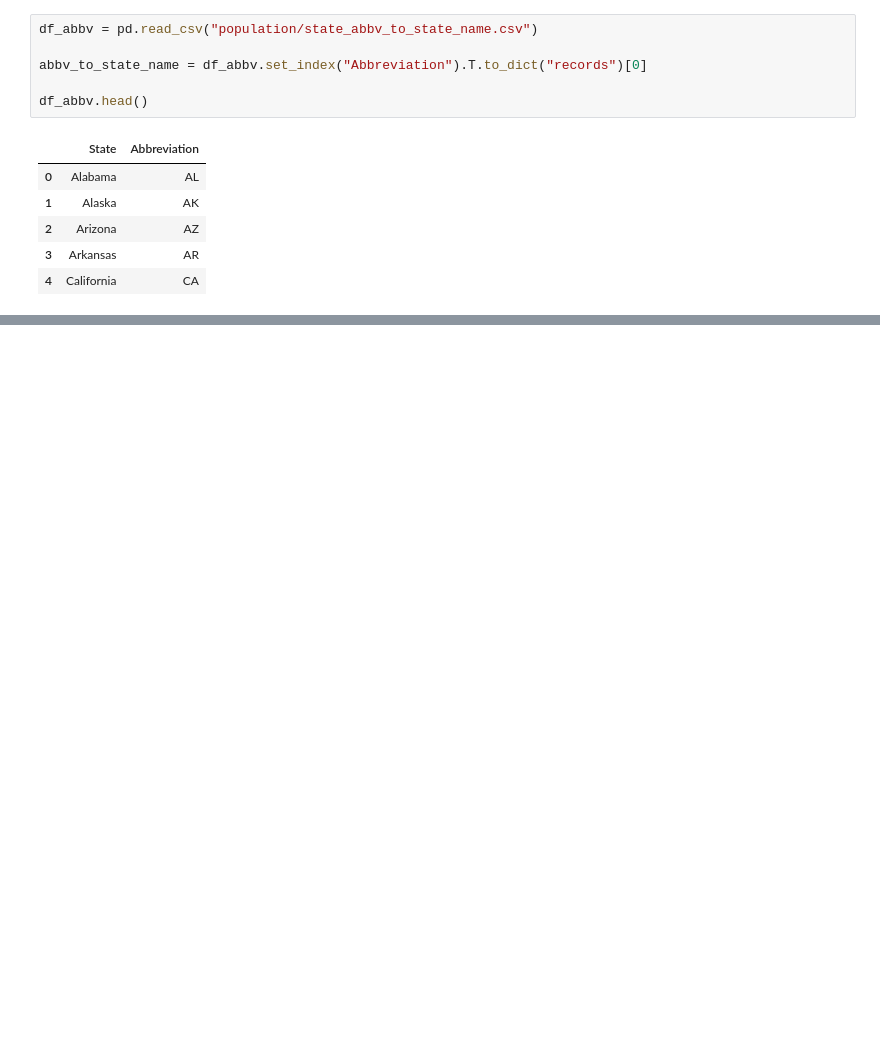
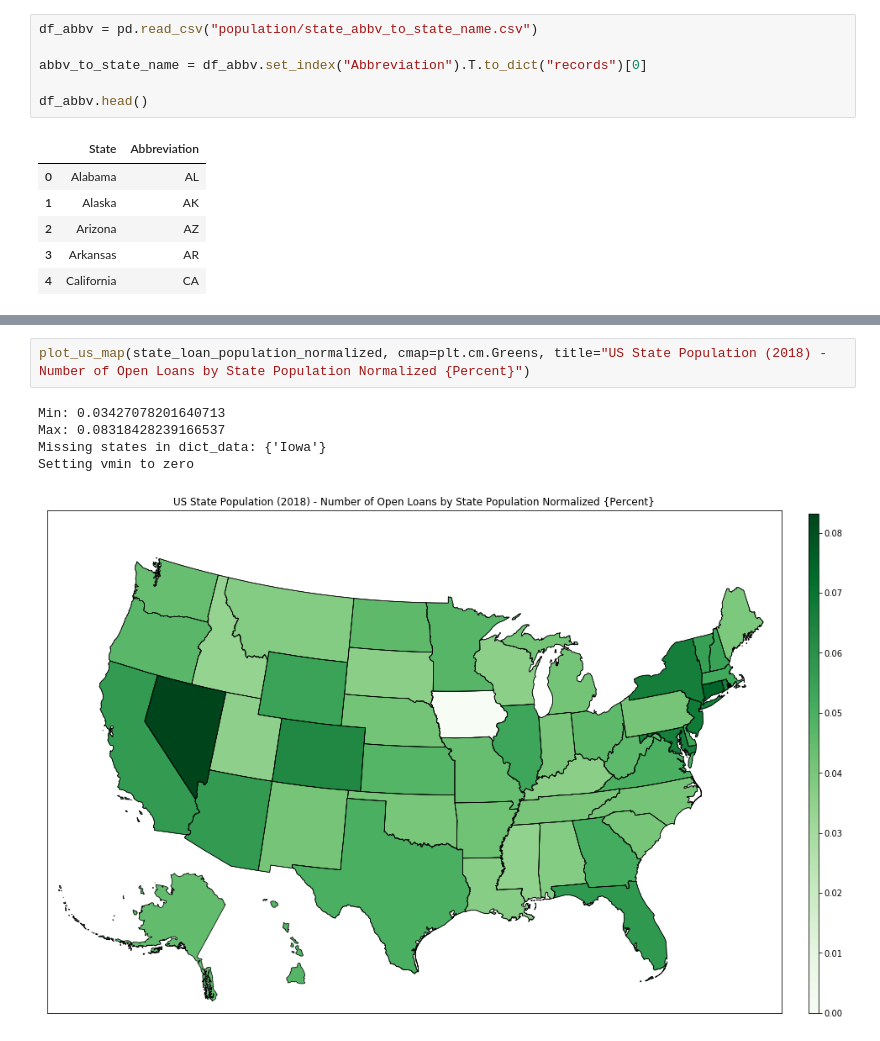
Before and after one commit to juszhan/LendingClub-Profitability, a Jupyter notebook: lendingclub_population_analysis.ipynb, the cells around one changed output, grey strips where cells are left out. Drawn from its saved outputs; the diff is of its cells as text; blank space fills up the shorter version.

```diff
--- a/lendingclub_population_analysis.ipynb
+++ b/lendingclub_population_analysis.ipynb
@@ -294,0 +247,8 @@ plt.show()
+# %%
+plot_us_map(state_loan_population_normalized, cmap=plt.cm.Greens, title="US State Population (2018) - Number of Open Loans by State Population Normalized {Percent}")
+# %% [output]
+Min: 0.03427078201640713
+Max: 0.08318428239166537
+Missing states in dict_data: {'Iowa'}
+Setting vmin to zero
+[figure, added]
```
Also changed, not shown: parts of 12 cells of this notebook.
